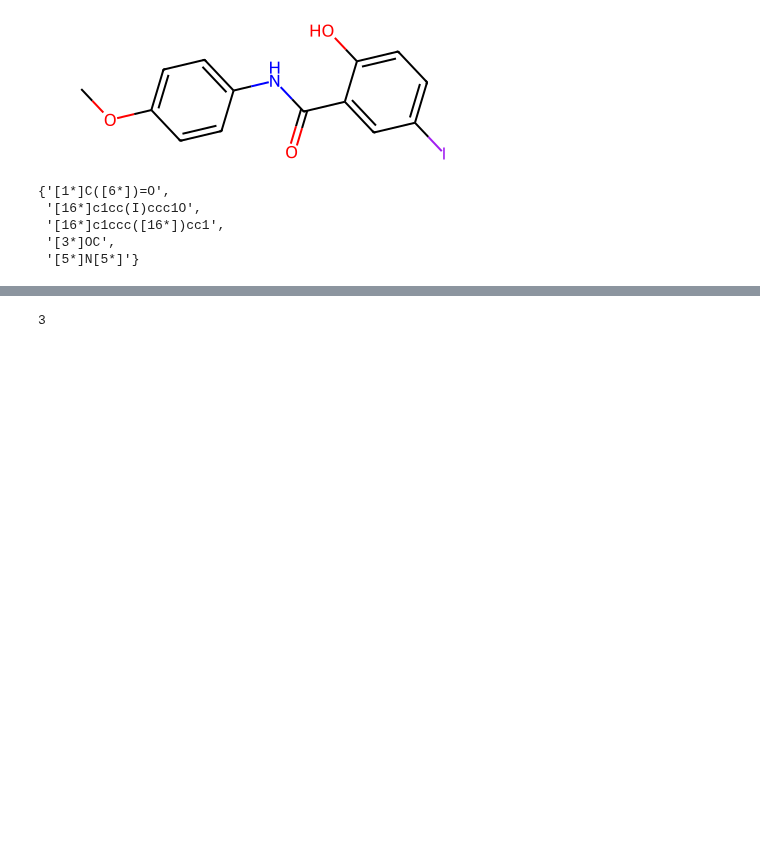
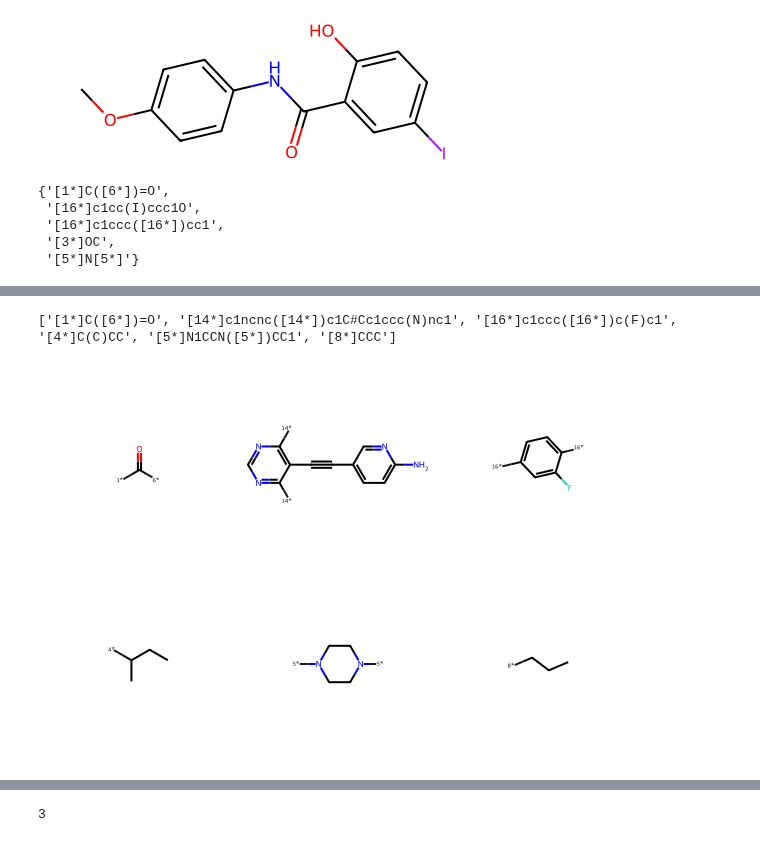
Before and after one commit to ganesh7shahane/useful_cheminformatics, a Jupyter notebook: 12_Molecule_Fragmentation.ipynb, the cells around one changed output, grey strips where cells are left out. Drawn from its saved outputs; the diff is of its cells as text; code cells hidden in the pictures; blank space fills up the shorter version.

```diff
--- a/12_Molecule_Fragmentation.ipynb
+++ b/12_Molecule_Fragmentation.ipynb
@@ -37,0 +56,5 @@ all_frags = set()
+# %%
+# Consider a sample dataset of molecules:
+df = pd.read_csv('data/CS12_combined.csv')
+print(f"There are {df.shape[0]} molecules in this dataset")
+df.head(3)
@@ -37,0 +93,6 @@ all_frags = set()
+# %%
+#prepare mol objects
+molecules = [Chem.MolFromSmiles(m) for m in df['SMILES']]
+
+#this time, store fragments in a list
+decompose = [BRICS.BRICSDecompose(m) for m in molecules]
@@ -37,0 +127,11 @@ all_frags = set()
+# %%
+#Let's build molecules from the fragments of the first molecule:
+
+first_mol_fragments = sorted(decompose[0])
+print(first_mol_fragments)
+# %% [output]
+['[1*]C([6*])=O', '[14*]c1ncnc([14*])c1C#Cc1ccc(N)nc1', '[16*]c1ccc([16*])c(F)c1', '[4*]C(C)CC', '[5*]N1CCN([5*])CC1', '[8*]CCC']
+# %%
+Draw.MolsToGridImage([Chem.MolFromSmiles(m) for m in first_mol_fragments])
+# %% [output]
+[figure, added]
```
Also changed, not shown: parts of 25 cells of this notebook, 2 other files.
